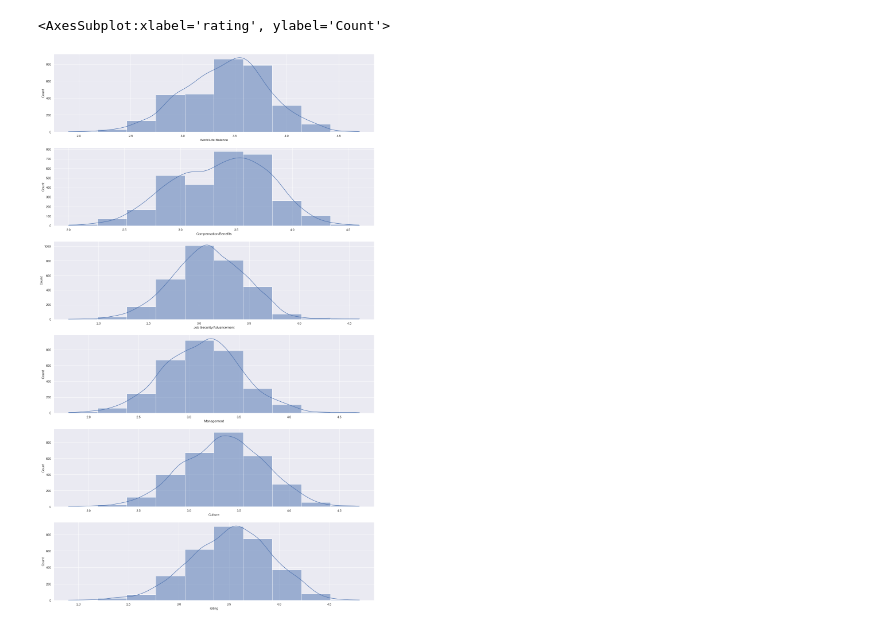
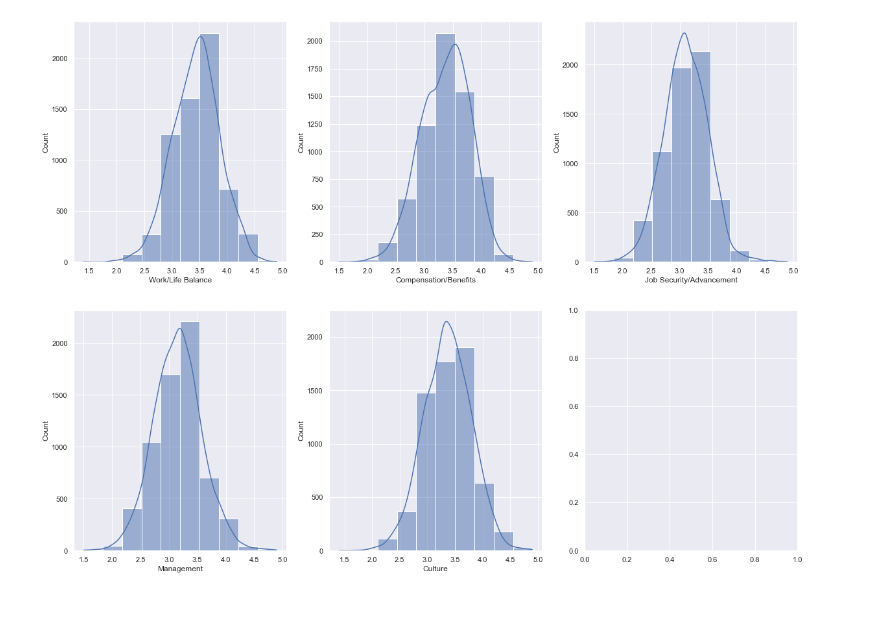
Before and after one commit to leileijng/CompanyRatings_DS, a Jupyter notebook: EDA/EDA_1.ipynb, the cells around one changed output. Drawn from its saved outputs; the diff is of its cells as text; code cells hidden in the pictures.

Commit message:
EDA jl
updated preprocessing data, and set the outline and finished part 1 for EDA

```diff
--- a/EDA/EDA_1.ipynb
+++ b/EDA/EDA_1.ipynb
@@ -7,7 +19,7 @@ import matplotlib.pyplot as plt # we only need pyplot
 import pickle
 sb.set() # set the default Seaborn style for graphics
 # %%
-df = pd.read_pickle('../dataset/data_prepare2.pickle')
+df = pd.read_pickle('../dataset/data_prepare1.pickle')
 df.head()
 # %% [output]
 |  | rating | reviews | happiness | ceo_approval | ceo_count | roles | salary | employees | industry | revenue | ... |
@@ -21,10 +72,10 @@ df.head()
 # %%
-fig, axs = plt.subplots(6, figsize=(20,35))
-
+fig, axs = plt.subplots(2, 3, figsize=(20,15))
+col_index = 0
 for i, col in enumerate(['Work/Life Balance', 'Compensation/Benefits', 'Job Security/Advancement', 'Management', 'Culture']):
-    sb.histplot(df[col], bins=10, ax=axs[i], kde=True)
-
-sb.histplot(df['rating'], bins=10, ax=axs[5], kde=True)
+    row_index = int(i / 3)
+    col_index = int(i - (row_index * 3) )
+    sb.histplot(df[col], bins=10, ax=axs[row_index,col_index], kde=True)
+    #col_index = 0 if col_index else 1
 # %% [output]
-<AxesSubplot:xlabel='rating', ylabel='Count'>
-[figure, old version]
+[figure, new version]
```
Also changed, not shown: parts of 30 cells of this notebook, 7 other files.
